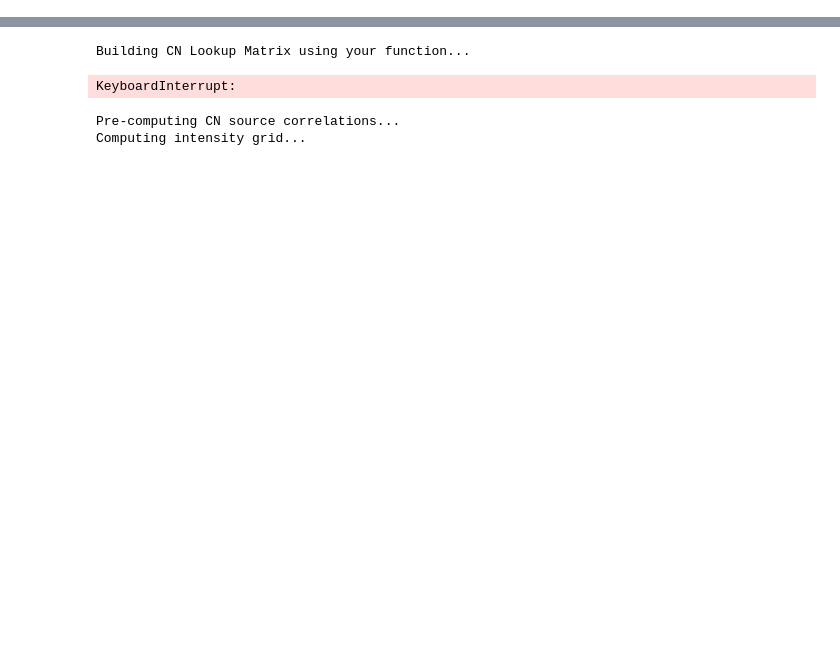
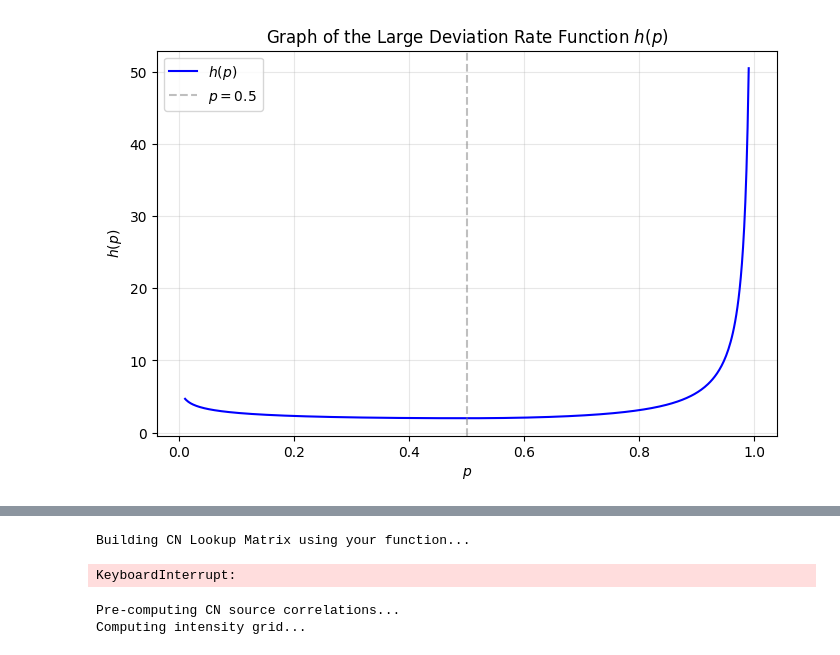
Before and after one commit to Athirhama/probl-mes-inverses-et-imagerie, a Jupyter notebook: pbinverse_projet.ipynb, the cells around one changed output, grey strips where cells are left out. Drawn from its saved outputs; the diff is of its cells as text; code cells hidden in the pictures; blank space fills up the shorter version.

```diff
--- a/pbinverse_projet.ipynb
+++ b/pbinverse_projet.ipynb
@@ -1,6 +1,30 @@
 # %%
 import numpy as np
 import matplotlib.pyplot as plt
+# %%
+import numpy as np
+import matplotlib.pyplot as plt
+
+def h(p):
+    if p < 0.5:
+        return (1 / (1 - 2*p)) * np.log((1 - p) / p)
+    else:
+        return 1 / (2 * p * (1 - p))
+
+p_vals = np.linspace(0.01, 0.99, 500)
+h_vals = [h(p) for p in p_vals]
+
+plt.figure(figsize=(8, 5))
+plt.plot(p_vals, h_vals, label='$h(p)$', color='blue')
+plt.axvline(0.5, color='gray', linestyle='--', alpha=0.5, label='$p=0.5$')
+plt.title('Graph of the Large Deviation Rate Function $h(p)$')
+plt.xlabel('$p$')
+plt.ylabel('$h(p)$')
+plt.grid(True, alpha=0.3)
+plt.legend()
+plt.show()
+# %% [output]
+[figure, added]
 # %%
 c0 = 1.0
 sigma_r = 1e-3
```
Also changed, not shown: parts of 8 cells of this notebook, 1 other file.
